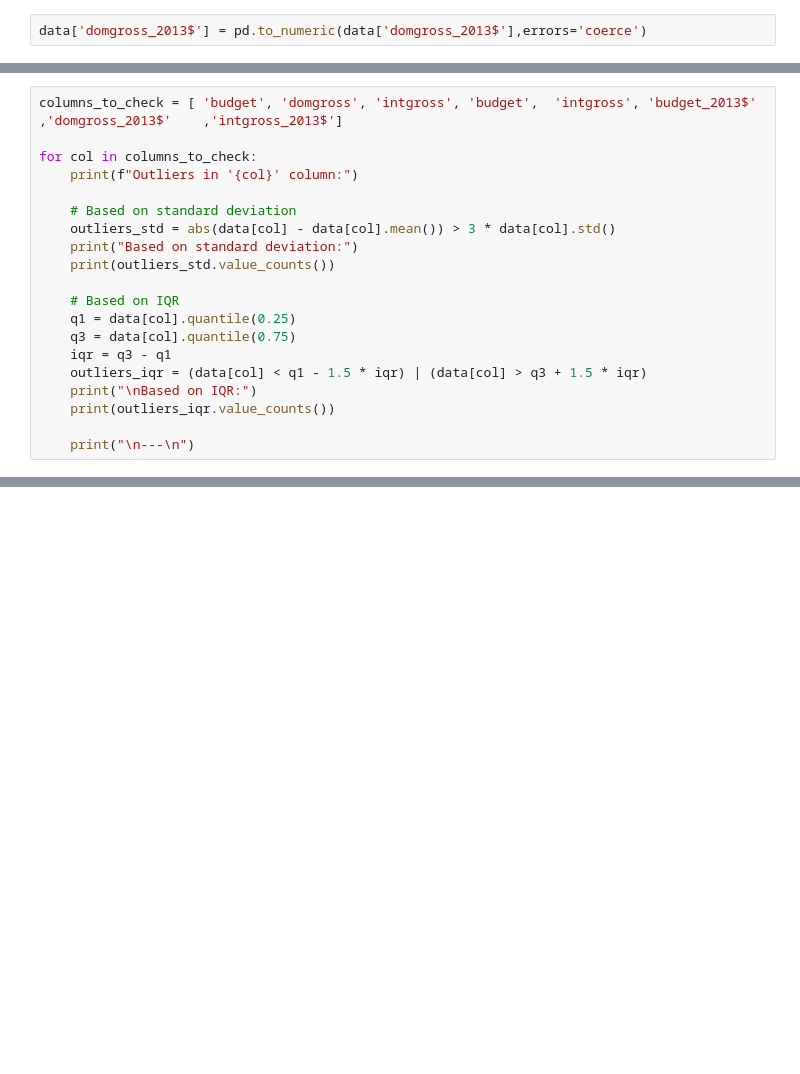
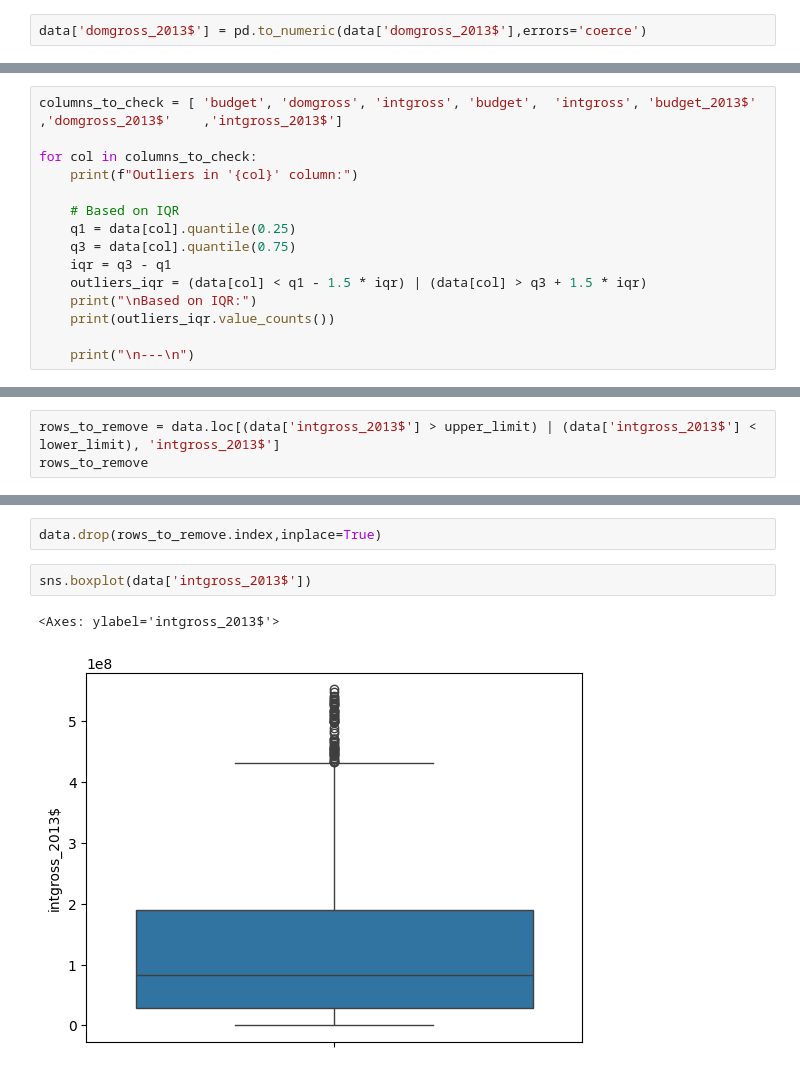
Before and after one commit to Mostafa-Mohamed-Atef/movies-data-science, a Jupyter notebook: movies.ipynb, the cells around one changed output, grey strips where cells are left out. Cells and saved outputs as stored; diff of their text form; blank space fills up the shorter version.

```diff
--- a/movies.ipynb
+++ b/movies.ipynb
@@ -340,11 +326,6 @@ columns_to_check = [ 'budget', 'domgross', 'intgross', 'budget',  'intgross', 'b
 
 for col in columns_to_check:
     print(f"Outliers in '{col}' column:")
-
-    # Based on standard deviation
-    outliers_std = abs(data[col] - data[col].mean()) > 3 * data[col].std()
-    print("Based on standard deviation:")
-    print(outliers_std.value_counts())
 
     # Based on IQR
     q1 = data[col].quantile(0.25)
@@ -384,0 +378,3 @@ plt.tight_layout()
+# %%
+rows_to_remove = data.loc[(data['intgross_2013$'] > upper_limit) | (data['intgross_2013$'] < lower_limit), 'intgross_2013$']
+rows_to_remove
@@ -384,0 +394,7 @@ plt.tight_layout()
+# %%
+data.drop(rows_to_remove.index,inplace=True)
+# %%
+sns.boxplot(data['intgross_2013$'])
+# %% [output]
+<Axes: ylabel='intgross_2013$'>
+[figure, added]
```
Also changed, not shown: parts of 11 cells of this notebook.
